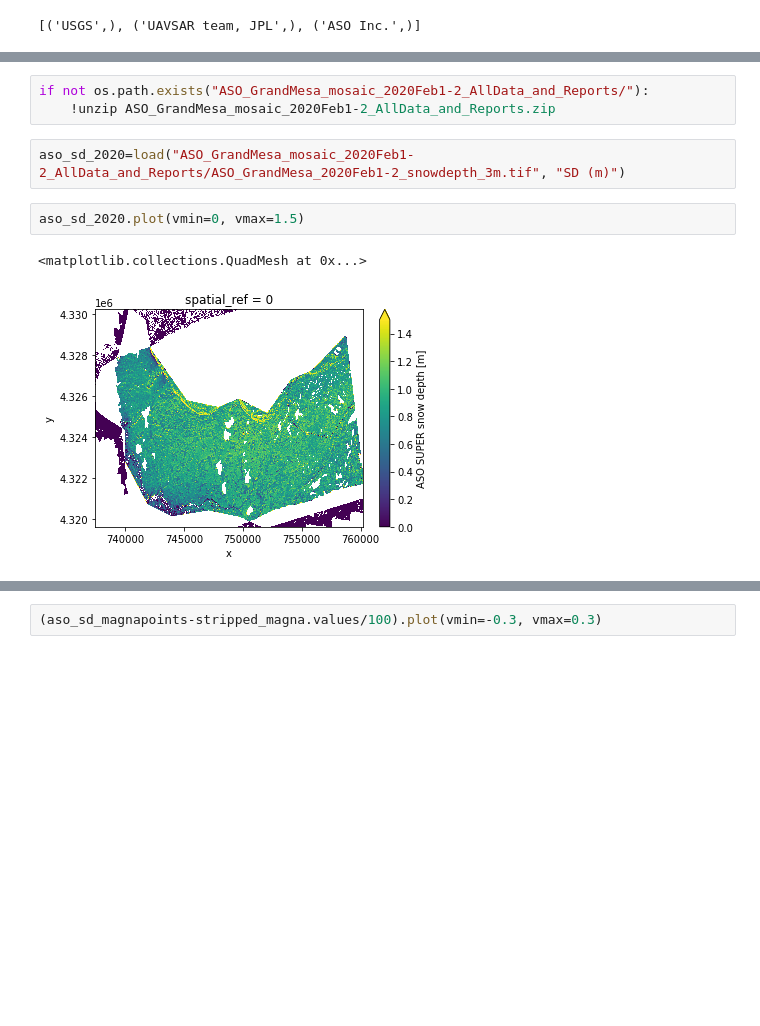
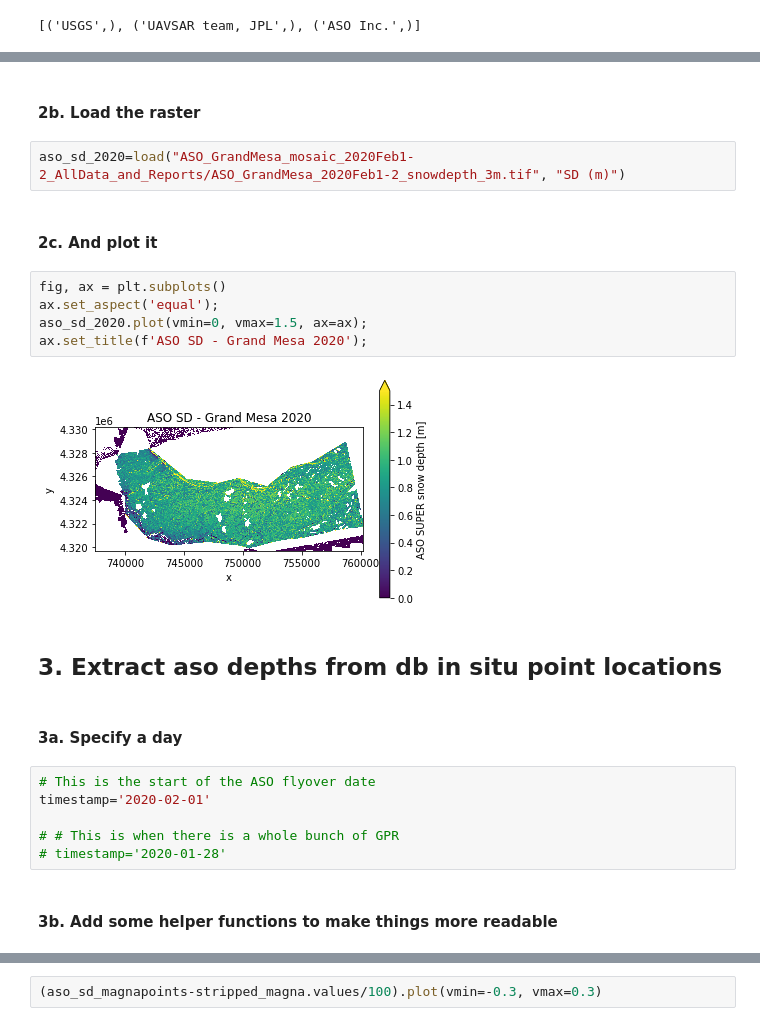
Before and after one commit to snowex-hackweek/integration_station, a Jupyter notebook: contributors/michelle/depths_and_dems.ipynb, the cells around one changed output, grey strips where cells are left out. Saved outputs shown, nothing was run; the diff lists cells and outputs as text; blank space fills up the shorter version.

```diff
--- a/contributors/michelle/depths_and_dems.ipynb
+++ b/contributors/michelle/depths_and_dems.ipynb
@@ -360,10 +202,25 @@ if not os.path.exists("ASO_GrandMesa_mosaic_2020Feb1-2_AllData_and_Reports.zip")
-# %%
-if not os.path.exists("ASO_GrandMesa_mosaic_2020Feb1-2_AllData_and_Reports/"):
-    !unzip ASO_GrandMesa_mosaic_2020Feb1-2_AllData_and_Reports.zip
+# %% [markdown]
+#### 2b. Load the raster
 # %%
 aso_sd_2020=load("ASO_GrandMesa_mosaic_2020Feb1-2_AllData_and_Reports/ASO_GrandMesa_2020Feb1-2_snowdepth_3m.tif", "SD (m)")
-# %%
-aso_sd_2020.plot(vmin=0, vmax=1.5)
-# %% [output]
-<matplotlib.collections.QuadMesh at 0x...>
-[figure, removed]
+# %% [markdown]
+#### 2c. And plot it
+# %%
+fig, ax = plt.subplots()
+ax.set_aspect('equal');
+aso_sd_2020.plot(vmin=0, vmax=1.5, ax=ax);
+ax.set_title(f'ASO SD - Grand Mesa 2020');
+# %% [output]
+[figure, added]
+# %% [markdown]
+## 3. Extract aso depths from db in situ point locations
+# %% [markdown]
+#### 3a. Specify a day
+# %%
+# This is the start of the ASO flyover date
+timestamp='2020-02-01'
+
+# # This is when there is a whole bunch of GPR
+# timestamp='2020-01-28'
+# %% [markdown]
+#### 3b. Add some helper functions to make things more readable
```
Also changed, not shown: parts of 67 cells of this notebook.
